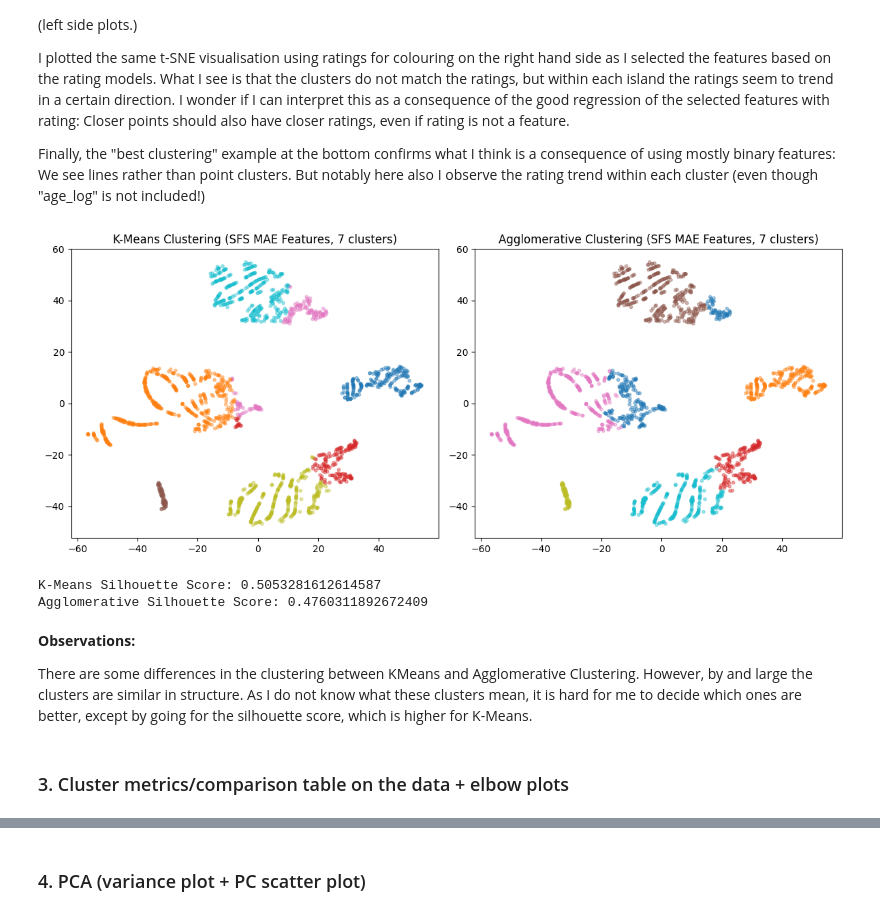
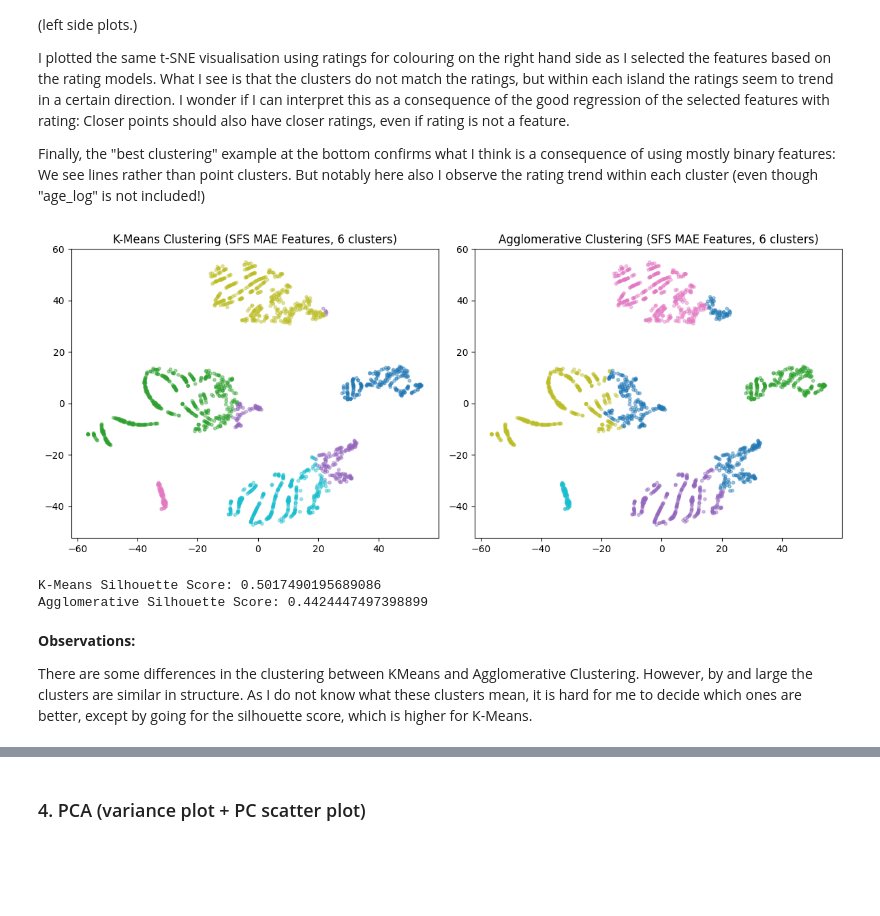
Before and after one commit to SailorJens/ML_Uni_Notebooks, a Jupyter notebook: Assessment template - Classification_Jens_v2.ipynb, the cells around one changed output, grey strips where cells are left out. Saved outputs shown, nothing was run; the diff lists cells and outputs as text; code cells hidden in the pictures; blank space fills up the shorter version.

```diff
--- a/Assessment template - Classification_Jens_v2.ipynb
+++ b/Assessment template - Classification_Jens_v2.ipynb
@@ -463,39 +480,37 @@ Finally, the "best clustering" example at the bottom confirms what I think is a
 # %%
 # Now I will plot the t-SNE visualitions for 6 SFS MAE features and 7 clusters for both agglomerative clustering and KMeans next to each other for comparison.
 # Also add the silhouette scores for both methods.
 X = df[feature_columns_sfs_mae]
 scaler = StandardScaler()
 X_scaled = scaler.fit_transform(X)
-kmeans = KMeans(n_clusters=7, random_state=1)
+kmeans = KMeans(n_clusters=6, random_state=1)
 kmeans_labels = kmeans.fit_predict(X_scaled)
-model = AgglomerativeClustering(n_clusters=7)
+model = AgglomerativeClustering(n_clusters=6)
 agglo_labels = model.fit_predict(X_scaled)
 # t-SNE for 2D visualization
 tsne = TSNE(n_components=2, random_state=42)
 X_tsne = tsne.fit_transform(X_scaled)
 # Prepare the figure
 fig, axes = plt.subplots(1, 2, figsize=(12, 5))
 # Plot KMeans clustering results
 axes[0].scatter(X_tsne[:, 0], X_tsne[:, 1], c=kmeans_labels, cmap='tab10', s=10, alpha=0.4)
-axes[0].set_title('K-Means Clustering (SFS MAE Features, 7 clusters)')
+axes[0].set_title('K-Means Clustering (SFS MAE Features, 6 clusters)')
 # Plot Agglomerative clustering results
 axes[1].scatter(X_tsne[:, 0], X_tsne[:, 1], c=agglo_labels, cmap='tab10', s=10, alpha=0.4)
-axes[1].set_title('Agglomerative Clustering (SFS MAE Features, 7 clusters)')
+axes[1].set_title('Agglomerative Clustering (SFS MAE Features, 6 clusters)')
 plt.tight_layout()
 plt.show()
 
 # Calculate silhouette scores
 kmeans_silhouette = silhouette_score(X_scaled, kmeans_labels)
 agglo_silhouette = silhouette_score(X_scaled, agglo_labels)
 print(f"K-Means Silhouette Score: {kmeans_silhouette}")
 print(f"Agglomerative Silhouette Score: {agglo_silhouette}")
 # %% [output]
-[figure, old version]
+[figure, new version]
-K-Means Silhouette Score: 0.5053281612614587
-Agglomerative Silhouette Score: 0.4760311892672409
+K-Means Silhouette Score: 0.5017490195689086
+Agglomerative Silhouette Score: 0.4424447497398899
 # %% [markdown]
 **Observations:**
 
 There are some differences in the clustering between KMeans and Agglomerative Clustering. However, by and large the clusters are similar in structure. As I do not know what these clusters mean, it is hard for me to decide which ones are better, except by going for the silhouette score, which is higher for K-Means.
-# %% [markdown]
-### 3. Cluster metrics/comparison table on the data + elbow plots
```
Also changed, not shown: parts of 29 cells of this notebook.
